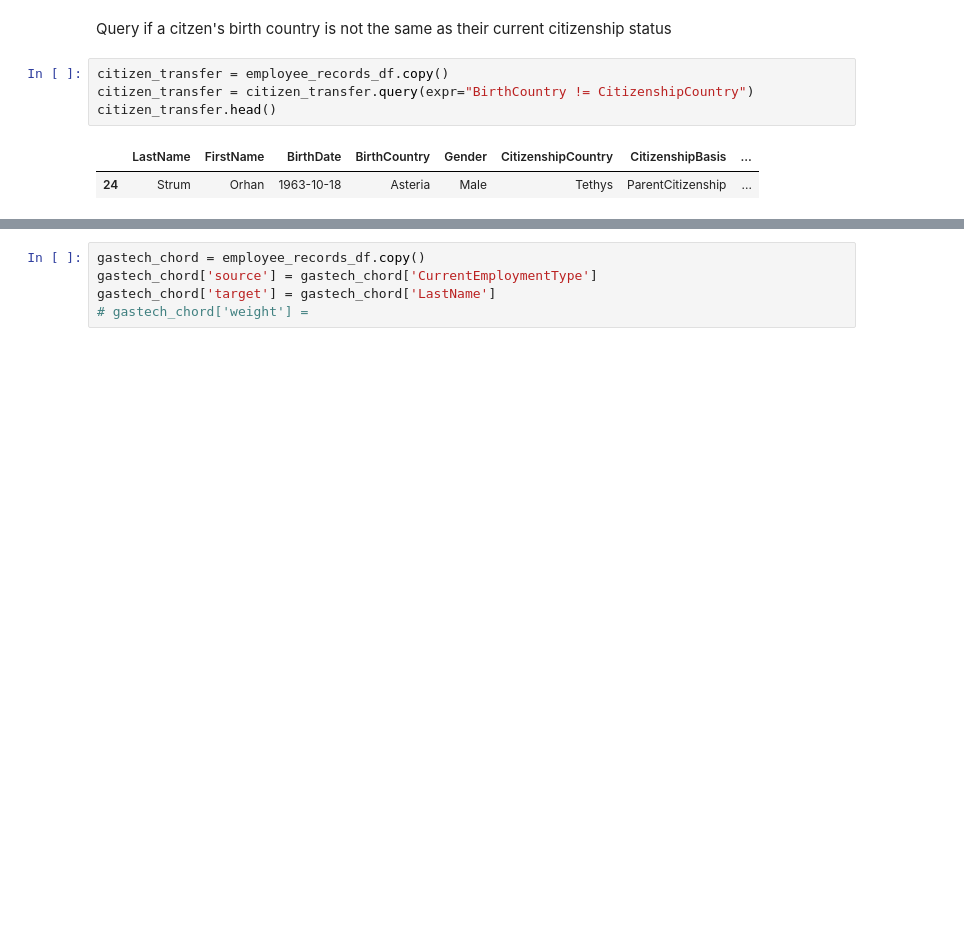
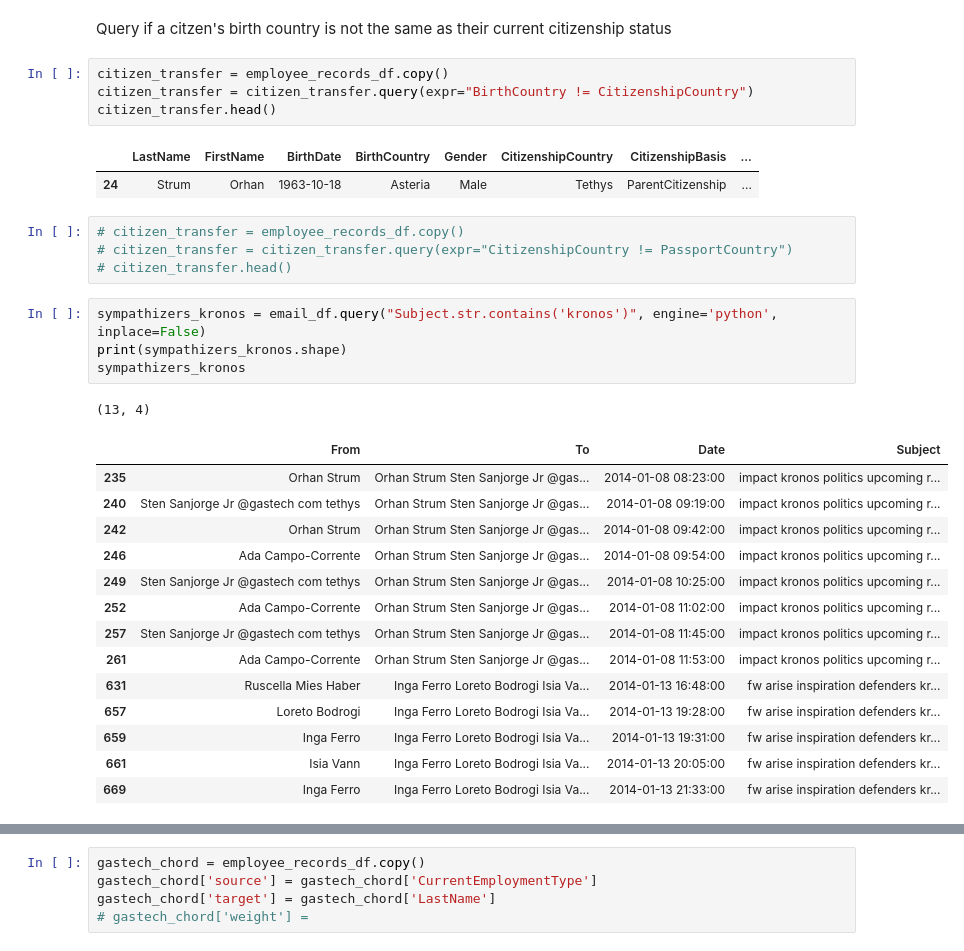
Before and after one commit to hypothetical-lemon/COMP4449-capstone, a Jupyter notebook: final/KronosKidnapping/heather_lemon_final_kidnappingreport.ipynb, the cells around one changed output, grey strips where cells are left out. Saved outputs shown, nothing was run; the diff lists cells and outputs as text; blank space fills up the shorter version.

Commit message:
find sympathizers

```diff
--- a/final/KronosKidnapping/heather_lemon_final_kidnappingreport.ipynb
+++ b/final/KronosKidnapping/heather_lemon_final_kidnappingreport.ipynb
@@ -522,3 +526,27 @@ citizen_transfer.head()
 # %% [output]
 |  | LastName | FirstName | BirthDate | BirthCountry | Gender | CitizenshipCountry | CitizenshipBasis | ... |
 | 24 | Strum | Orhan | 1963-10-18 | Asteria | Male | Tethys | ParentCitizenship | ... |
+# %%
+# citizen_transfer = employee_records_df.copy()
+# citizen_transfer = citizen_transfer.query(expr="CitizenshipCountry != PassportCountry")
+# citizen_transfer.head()
+# %%
+sympathizers_kronos = email_df.query("Subject.str.contains('kronos')", engine='python', inplace=False)
+print(sympathizers_kronos.shape)
+sympathizers_kronos
+# %% [output]
+(13, 4)
+|  | From | To | Date | Subject |
+| 235 | Orhan Strum | Orhan Strum Sten Sanjorge Jr @gas... | 2014-01-08 08:23:00 | impact kronos politics upcoming r... |
+| 240 | Sten Sanjorge Jr @gastech com tethys | Orhan Strum Sten Sanjorge Jr @gas... | 2014-01-08 09:19:00 | impact kronos politics upcoming r... |
+| 242 | Orhan Strum | Orhan Strum Sten Sanjorge Jr @gas... | 2014-01-08 09:42:00 | impact kronos politics upcoming r... |
+| 246 | Ada Campo-Corrente | Orhan Strum Sten Sanjorge Jr @gas... | 2014-01-08 09:54:00 | impact kronos politics upcoming r... |
+| 249 | Sten Sanjorge Jr @gastech com tethys | Orhan Strum Sten Sanjorge Jr @gas... | 2014-01-08 10:25:00 | impact kronos politics upcoming r... |
+| 252 | Ada Campo-Corrente | Orhan Strum Sten Sanjorge Jr @gas... | 2014-01-08 11:02:00 | impact kronos politics upcoming r... |
+| 257 | Sten Sanjorge Jr @gastech com tethys | Orhan Strum Sten Sanjorge Jr @gas... | 2014-01-08 11:45:00 | impact kronos politics upcoming r... |
+| 261 | Ada Campo-Corrente | Orhan Strum Sten Sanjorge Jr @gas... | 2014-01-08 11:53:00 | impact kronos politics upcoming r... |
+| 631 | Ruscella Mies Haber | Inga Ferro Loreto Bodrogi Isia Va... | 2014-01-13 16:48:00 | fw arise inspiration defenders kr... |
+| 657 | Loreto Bodrogi | Inga Ferro Loreto Bodrogi Isia Va... | 2014-01-13 19:28:00 | fw arise inspiration defenders kr... |
+| 659 | Inga Ferro | Inga Ferro Loreto Bodrogi Isia Va... | 2014-01-13 19:31:00 | fw arise inspiration defenders kr... |
+| 661 | Isia Vann | Inga Ferro Loreto Bodrogi Isia Va... | 2014-01-13 20:05:00 | fw arise inspiration defenders kr... |
+| 669 | Inga Ferro | Inga Ferro Loreto Bodrogi Isia Va... | 2014-01-13 21:33:00 | fw arise inspiration defenders kr... |
```
Also changed, not shown: parts of 10 cells of this notebook.
